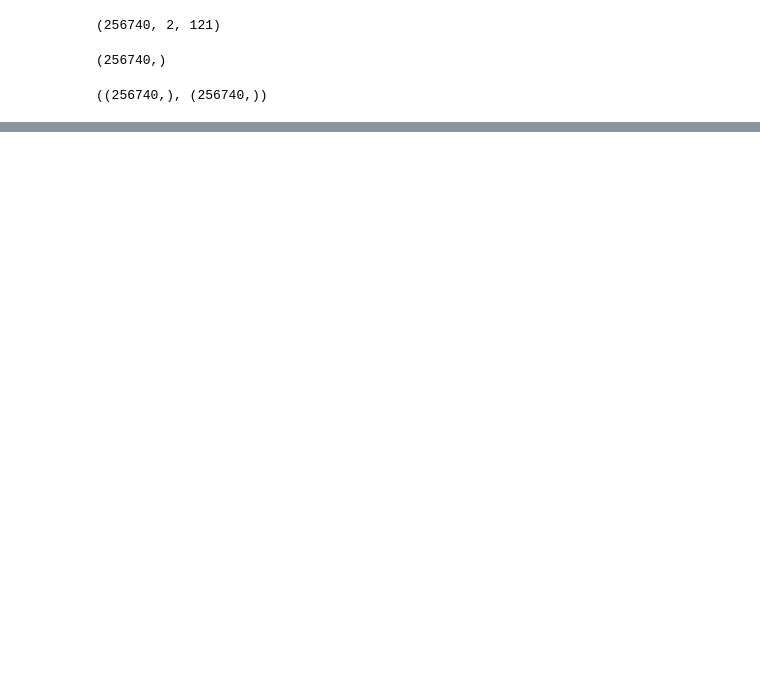
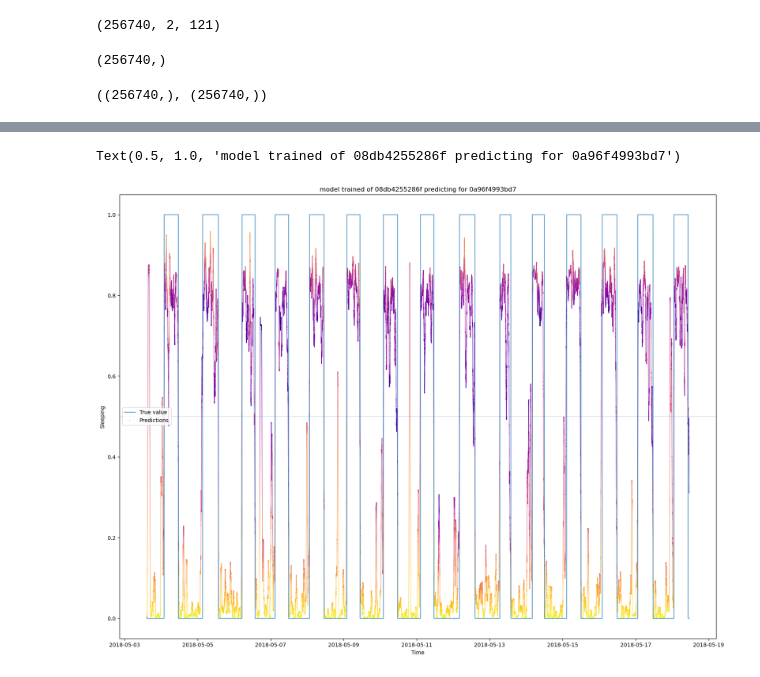
Before and after one commit to RK22000/ML-Maniacs, a Jupyter notebook: checkpoint_model.ipynb, the cells around one changed output, grey strips where cells are left out. Drawn from its saved outputs; the diff is of its cells as text; code cells hidden in the pictures; blank space fills up the shorter version.

```diff
--- a/checkpoint_model.ipynb
+++ b/checkpoint_model.ipynb
@@ -294,0 +299,15 @@ anime.save(os.path.join("vids",f"full_pred_conv_{round(n/12)}_min.mp4"))
+# %%
+%matplotlib inline
+fig, ax = plt.subplots(figsize=(20, 15))
+n = 40*12
+conv1 = pd.Series(np.convolve(y, [1./n]*n,"same"), y.index)
+score = 1-2*y
+conv_score1 = pd.Series(np.convolve(y, [1./n]*n,"same"), y.index)
+score = 1-2*y
+score*=score
+score_conv1 = pd.Series(np.convolve(score, [1./n]*n, "same"), score.index)
+plot_preds(ax, conv1, Y, 0.5, score=score_conv1)
+ax.set_title(f"model trained of {sid} predicting for {sid2}")
+# %% [output]
+Text(0.5, 1.0, 'model trained of 08db4255286f predicting for 0a96f4993bd7')
+[figure, added]
```
Also changed, not shown: parts of 7 cells of this notebook.
